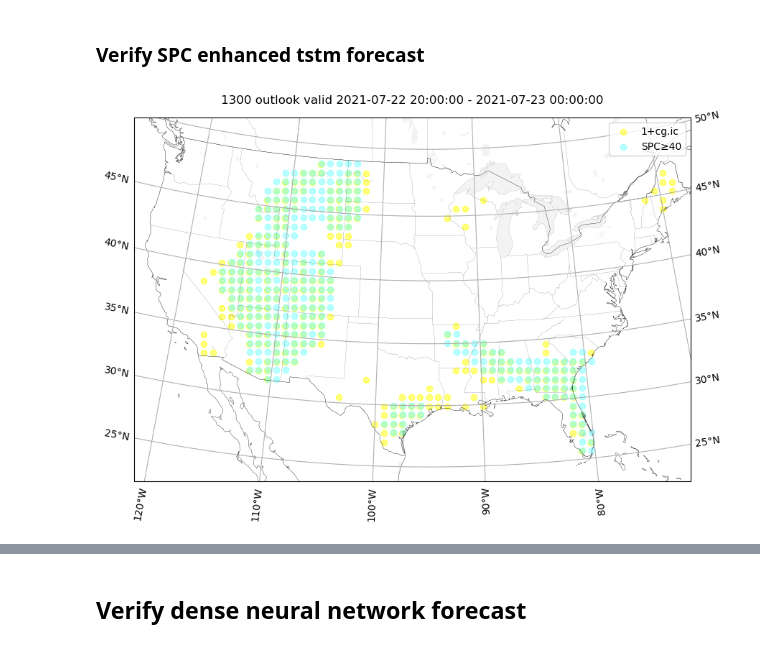
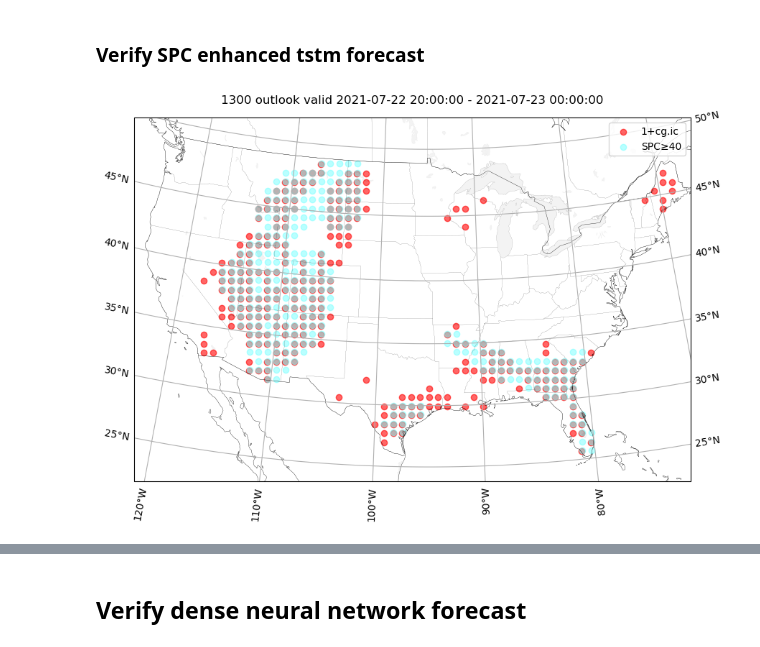
Before and after one commit to ahijevyc/machine-learning, a Jupyter notebook: notebooks/lightning_prob.ipynb, the cells around one changed output, grey strips where cells are left out. Cells and saved outputs as stored; diff of their text form; code cells hidden in the pictures.

```diff
--- a/notebooks/lightning_prob.ipynb
+++ b/notebooks/lightning_prob.ipynb
@@ -134,8 +124,25 @@ ifile = sfiles[5098]
 gs = geopandas.read_file(ifile)
 issue, valid_start, valid_end = get_issuance_time(ifile)
 
+
+# Experimental: instead of setting NaNs to zero after sjoin and converting to int,
+# avoid NaNs by adding a "zeros" GeoDataFrame with DN = 0 for all area
+# outside enhanced tstm polygons. Is it cleaner? Perhaps not.
+# Define global geometry
+global_geom = Polygon([(-180, -90), (-180, 89), (180, 89), (180, -90)])
+# Set DN = 0 in global geometry.
+zeros = geopandas.GeoDataFrame(
+    {"DN": [0], "geometry": global_geom},
+    crs="EPSG:4326",
+)
+# subtract gs area
+zeros = zeros.overlay(gs.to_crs("EPSG:4326"), how="difference")
+# Combine zeros area with gs.
+gs = pd.concat([gs.to_crs(zeros.crs), zeros]).reset_index(drop=True)
 # Assign value to grid points within polygons
-gs = grid.to_crs(gs.crs).sjoin(gs, how="inner", rsuffix="poly")
+gs = (
+    grid[conus_mask.values.ravel()].to_crs(gs.crs).sjoin(gs, how="left", rsuffix="poly")
+)
 gs["issue"] = issue
 # convert to str avoids TypeError: Object of type Timestamp is not JSON serializable
 gs["valid_start"] = valid_start.strftime("%Y%m%d %H:%M")
@@ -186,17 +191,3 @@ if convoutlook:
-# %%
-def get_obsgdf(args, valid_start, valid_end, obsvar, rptdist):
-    twin = args.twin
-    f = f"{obsvar}_{rptdist}km_{twin}hr"
-    df = load_df(args)
-    df = df[df.valid_time == valid_start + pd.Timedelta(hours=twin / 2)]
-    df = df[[f, "lon", "lat", "x", "y"]].rename(columns={f: obsvar})
-
-    obsgdf = geopandas.GeoDataFrame(
-        df, geometry=geopandas.points_from_xy(df.lon, df.lat)
-    )
-    obsgdf = obsgdf.set_crs(ccrs.PlateCarree())
-
-    return obsgdf
 # %%
 spc_fcst = gs.to_crs(ccrs.PlateCarree())
 column = "DN"
@@ -215,7 +206,7 @@ args = parser.parse_args(
     " --trainstart 20191002 --trainend 20201202 "
     f"--flash {o_thresh} "
     f"--twin {twin} "
-    f"--savedmodel nn/lightning/{o_thresh:02d}+.{twin}hr "
+    f"--savedmodel /glade/work/ahijevyc/NSC_objects/nn/lightning/{o_thresh:02d}+.{twin}hr "
     f"--labels "
     # f"sighail_{rptdist}km_{rpttwin}hr sigwind_{rptdist}km_{rpttwin}hr "
     # f"hailone_{rptdist}km_{rpttwin}hr wind_{rptdist}km_{rpttwin}hr torn_{rptdist}km_{rpttwin}hr any_{rptdist}km_{rpttwin}hr "
@@ -374,30 +361,30 @@ pthresh = pd.Series([10, 40, 70], name=f"fcst prob\nthresh") / 100.0
 # %%
 sns.reset_defaults()
 fig, ax = make_map()
 f_thresh = 40
 assert f_thresh in [10, 40, 70]
 ax.set_title(f"{issue} outlook valid {valid_start} - {valid_end}")
 o.plot(
-    color="yellow",
-    alpha=0.5,
+    color="red",
+    alpha=0.6,
     ax=ax,
     transform=ccrs.PlateCarree(),
     label=f"{o_thresh}+{obsvar}",
 )
 spc_fcst[spc_fcst.DN >= f_thresh].plot(
     color=enhtstm_colors[f_thresh],
     alpha=0.5,
     ax=ax,
     transform=ccrs.PlateCarree(),
     label=f"SPC≥{f_thresh}",
 )
 
 leg = ax.legend()
 fig.savefig("t.png")
 sns.set_theme()
 fig
 # %% [output]
-[figure, old version]
+[figure, new version]
 # %%
 fig0 = stat_plots(
     obs,
```
Also changed, not shown: parts of 25 cells of this notebook.
